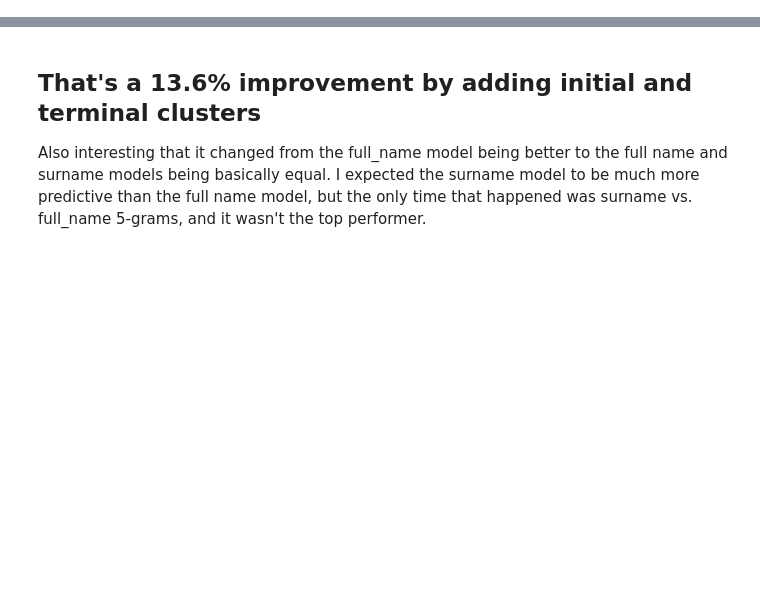
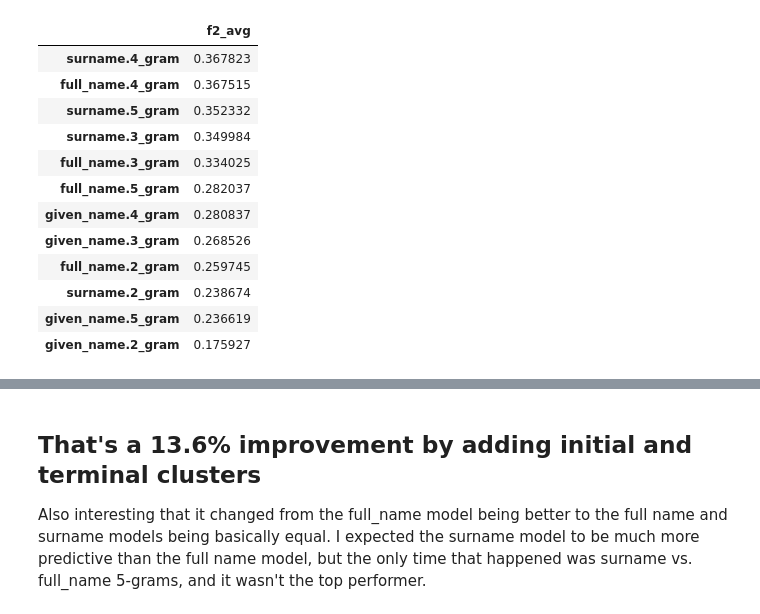
Before and after one commit to EricPostMaster/Are-You-Irish-Classifier, a Jupyter notebook: irish_name_model_maker.ipynb, the cells around one changed output, grey strips where cells are left out. Cells and saved outputs as stored; diff of their text form; code cells hidden in the pictures; blank space fills up the shorter version.

```diff
--- a/irish_name_model_maker.ipynb
+++ b/irish_name_model_maker.ipynb
@@ -203,3 +203,23 @@ print(model_type_f2_dict)
+# %%
+df_f2_it = (pd.json_normalize(model_type_f2_dict)
+        .T
+        .sort_values(by=0, ascending=False)
+        .rename(columns={0:'f2_avg'}))
+df_f2_it
+# %% [output]
+|  | f2_avg |
+| surname.4_gram | 0.367823 |
+| full_name.4_gram | 0.367515 |
+| surname.5_gram | 0.352332 |
+| surname.3_gram | 0.349984 |
+| full_name.3_gram | 0.334025 |
+| full_name.5_gram | 0.282037 |
+| given_name.4_gram | 0.280837 |
+| given_name.3_gram | 0.268526 |
+| full_name.2_gram | 0.259745 |
+| surname.2_gram | 0.238674 |
+| given_name.5_gram | 0.236619 |
+| given_name.2_gram | 0.175927 |
 # %%
 df_f2 = (pd.json_normalize(model_type_f2_dict)
         .T
```
Also changed, not shown: parts of 10 cells of this notebook, 1 other file.
